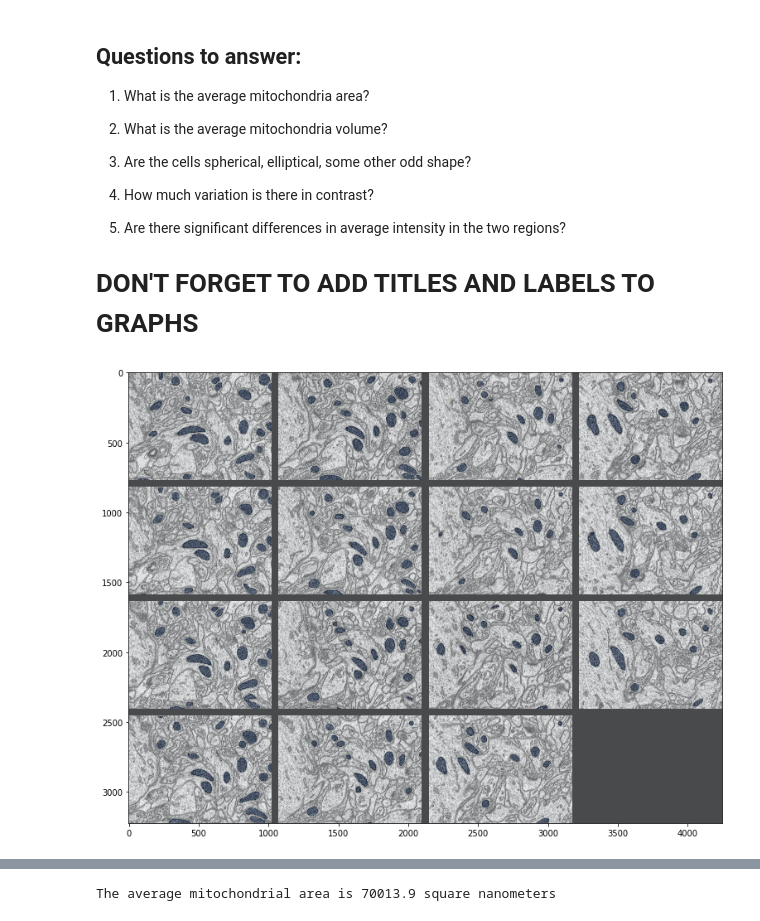
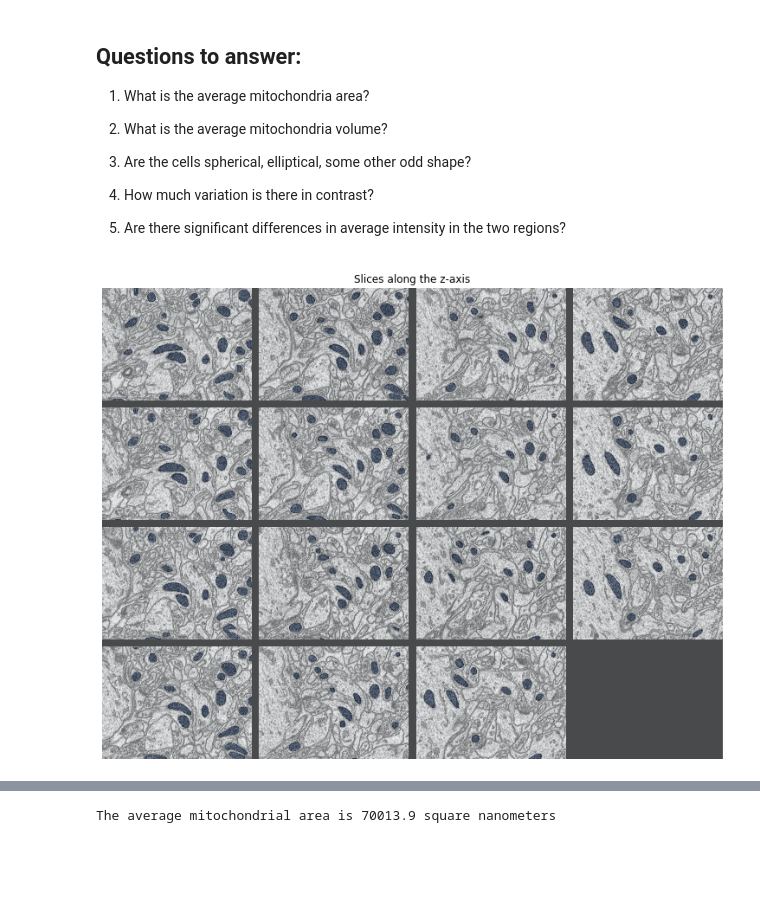
Before and after one commit to cemalec/Data-Science-Porfolio, a Jupyter notebook: CapstoneProjectTwo/Exploratory Analysis.ipynb, the cells around one changed output, grey strips where cells are left out. Saved outputs shown, nothing was run; the diff lists cells and outputs as text; code cells hidden in the pictures; blank space fills up the shorter version.

```diff
--- a/CapstoneProjectTwo/Exploratory Analysis.ipynb
+++ b/CapstoneProjectTwo/Exploratory Analysis.ipynb
@@ -10,8 +10,6 @@
 4) How much variation is there in contrast?
 
 5) Are there significant differences in average intensity in the two regions?
-
-# DON'T FORGET TO ADD TITLES AND LABELS TO GRAPHS
 # %%
 #Import necessary packages and set plot types to allow interactive plots
 import numpy as np
@@ -59,10 +57,12 @@ def visualize_grid(image_stack, upper_bound = 255.0, padding = 1):
 # %%
 #Overlay images to highlight mitochondria, there may be a better way to do this since the black tiles also get overlaid
 grid_image = visualize_grid(training_inputs[::11],padding = 50)
 grid_overlay = visualize_grid(training_ground_truth[::11],padding = 50)
 plt.imshow(grid_image[:,:,0].T.astype('uint8'), cmap = 'gray')
 plt.imshow(grid_overlay[:,:,0].T.astype('uint8'), cmap = 'Blues',alpha = 0.3)
 plt.gcf().set_size_inches(15,10)
+plt.gca().axis('off')
+plt.title('Slices along the z-axis')
 plt.show()
 # %% [output]
-[figure, old version]
+[figure, new version]
```
Also changed, not shown: parts of 9 cells of this notebook, 1 other file.
